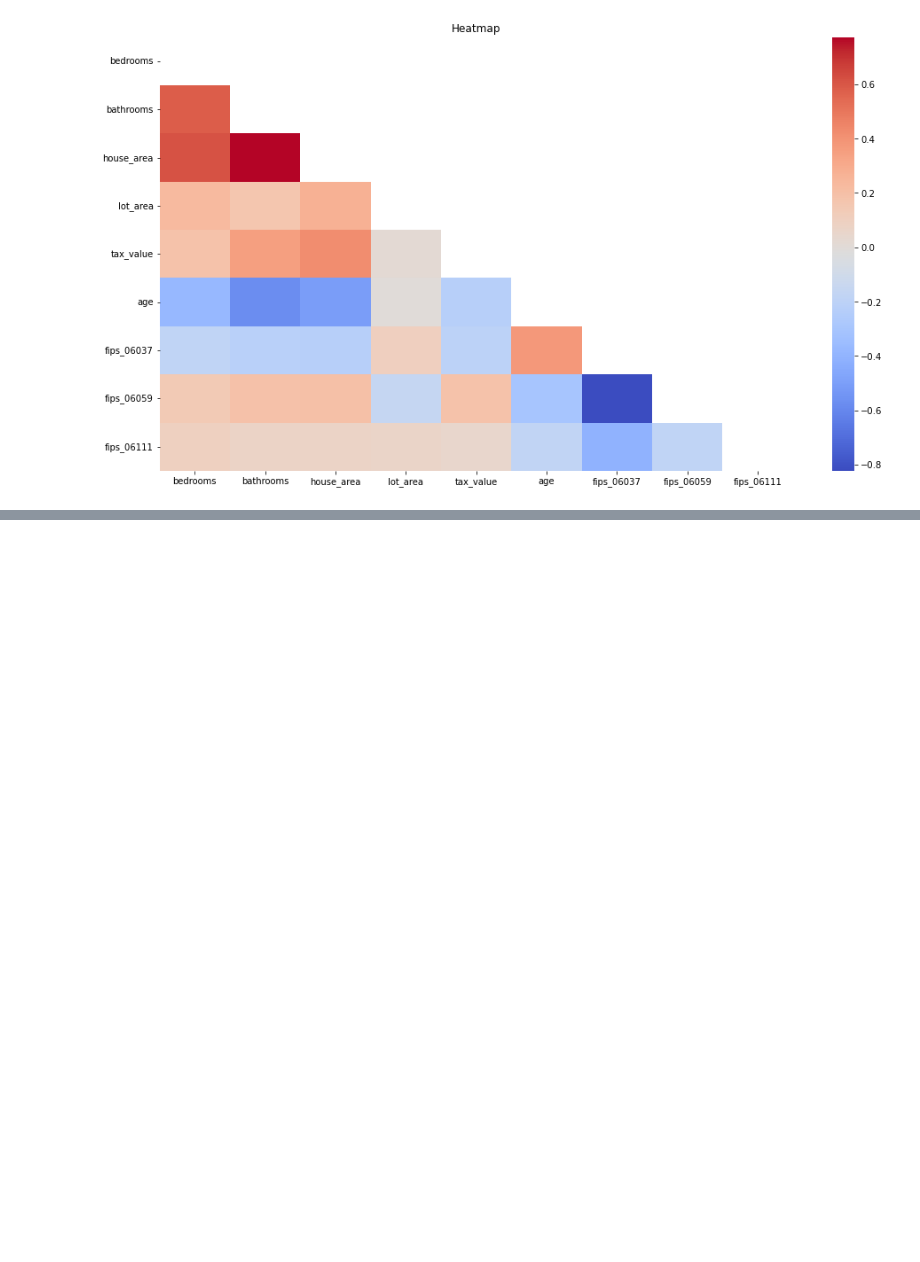
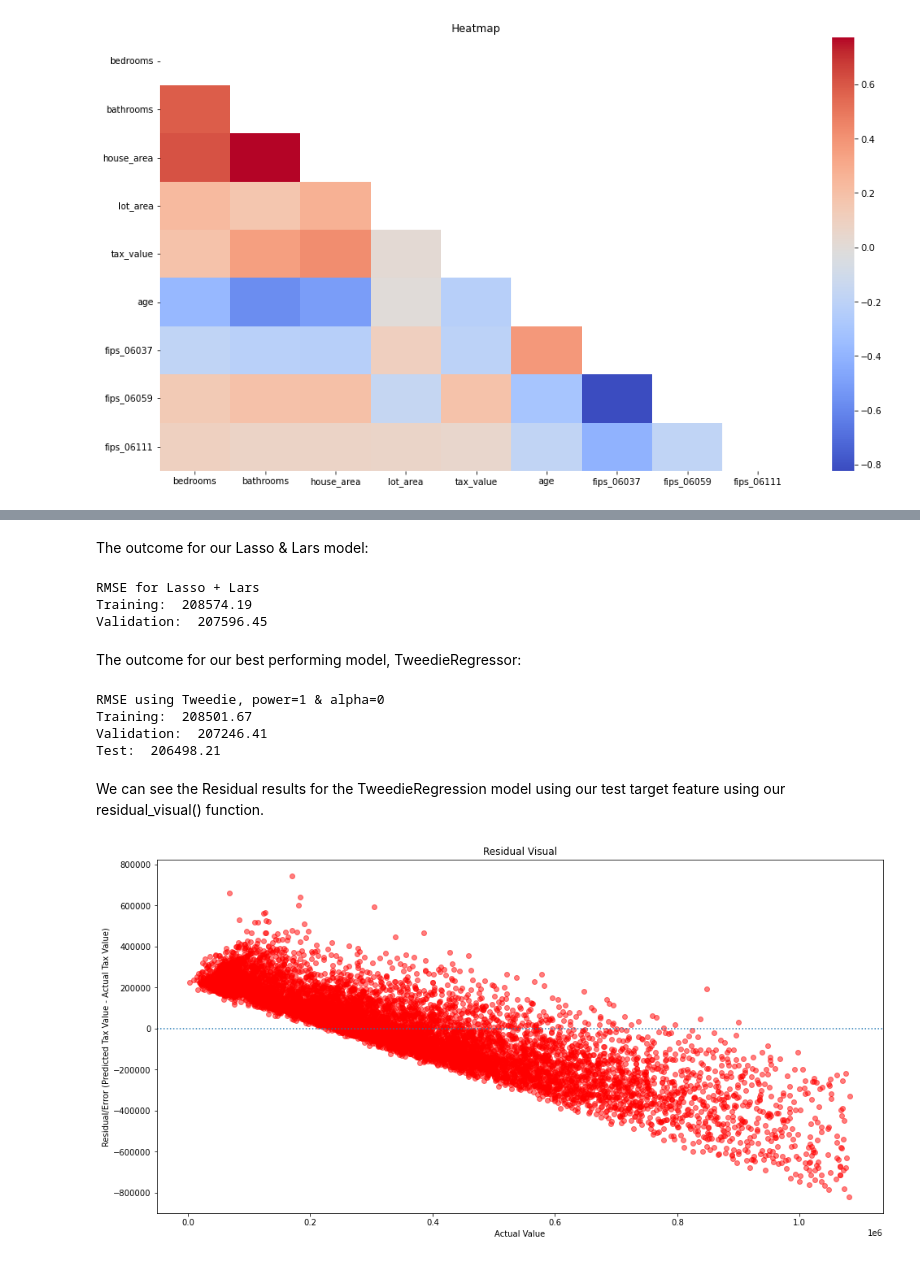
Before and after one commit to watermanbrandyn/regression_project, a Jupyter notebook: Final Report.ipynb, the cells around one changed output, grey strips where cells are left out. Cells and saved outputs as stored; diff of their text form; code cells hidden in the pictures; blank space fills up the shorter version.

```diff
--- a/Final Report.ipynb
+++ b/Final Report.ipynb
@@ -169,0 +187,3 @@ There was a deep exploration on nearly every column that is available from the Z
+# %%
+# Using our x_y_splits() function, taking in train, validate, test and returning the x and y components
+x_train, y_train, x_validate, y_validate, x_test, y_test = modeling.x_y_splits(train, validate, test)
@@ -169,0 +200,5 @@ There was a deep exploration on nearly every column that is available from the Z
+# %%
+# Making our y_train, y_validate, y_test dataframes
+y_train = pd.DataFrame(y_train)
+y_validate = pd.DataFrame(y_validate)
+y_test = pd.DataFrame(y_test)
@@ -169,0 +224,27 @@ There was a deep exploration on nearly every column that is available from the Z
+# %% [markdown]
+The outcome for our Lasso & Lars model:
+# %%
+# Using LassoLars_model() function to show Lasso + Lars results, takes our x and y components
+modeling.LassoLars_model(x_train, y_train, x_validate, y_validate)
+# %% [output]
+RMSE for Lasso + Lars
+Training:  208574.19
+Validation:  207596.45
+# %% [markdown]
+The outcome for our best performing model, TweedieRegressor:
+# %%
+# Using Tweedie_model() function to show TweedieRegressor results, using all three of our x and y components
+# This is the only model that test components are used with and is our final result for performance
+modeling.Tweedie_model(x_train, y_train, x_validate, y_validate, x_test, y_test)
+# %% [output]
+RMSE using Tweedie, power=1 & alpha=0
+Training:  208501.67
+Validation:  207246.41
+Test:  206498.21
+# %% [markdown]
+We can see the Residual results for the TweedieRegression model using our test target feature using our residual_visual() function.
+# %%
+# Using our residual_visual() function and our test target variable to map our residual outcomes
+modeling.residual_visual(y_test)
+# %% [output]
+[figure, added]
```
Also changed, not shown: parts of 18 cells of this notebook.
